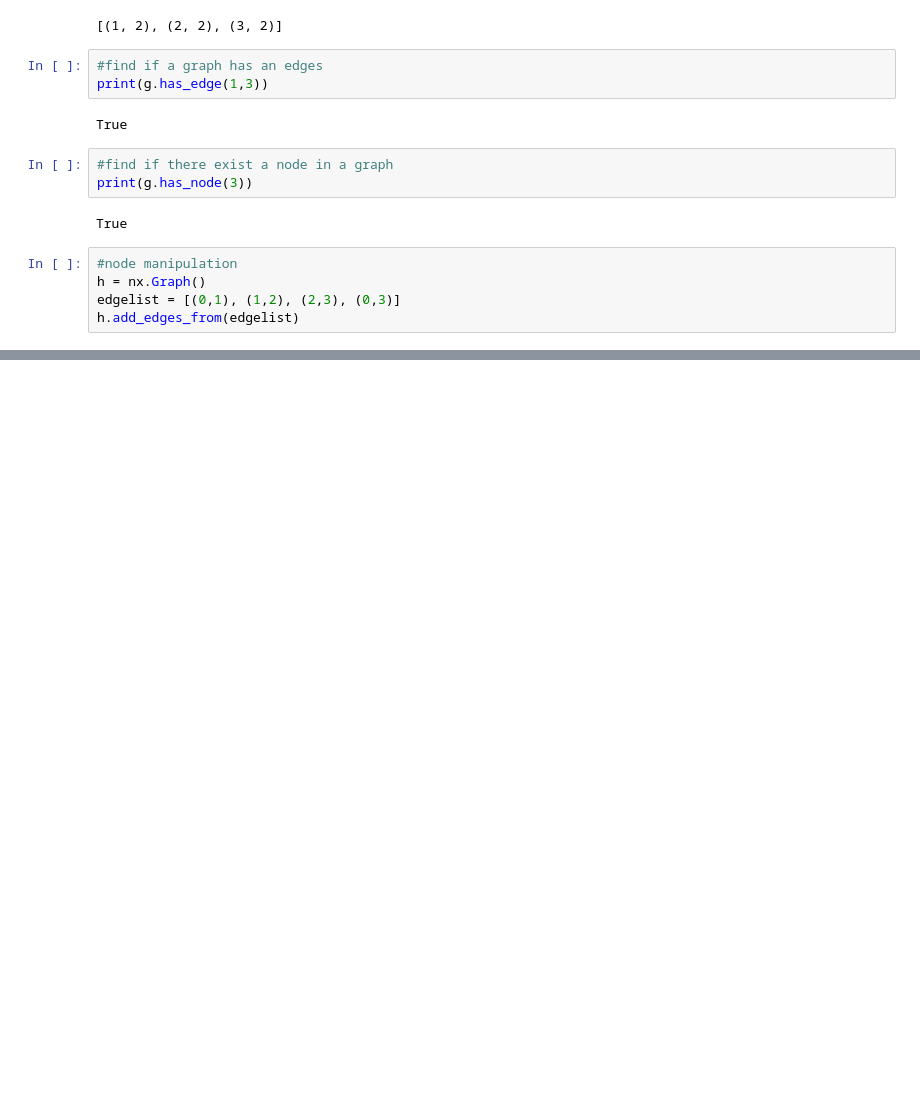
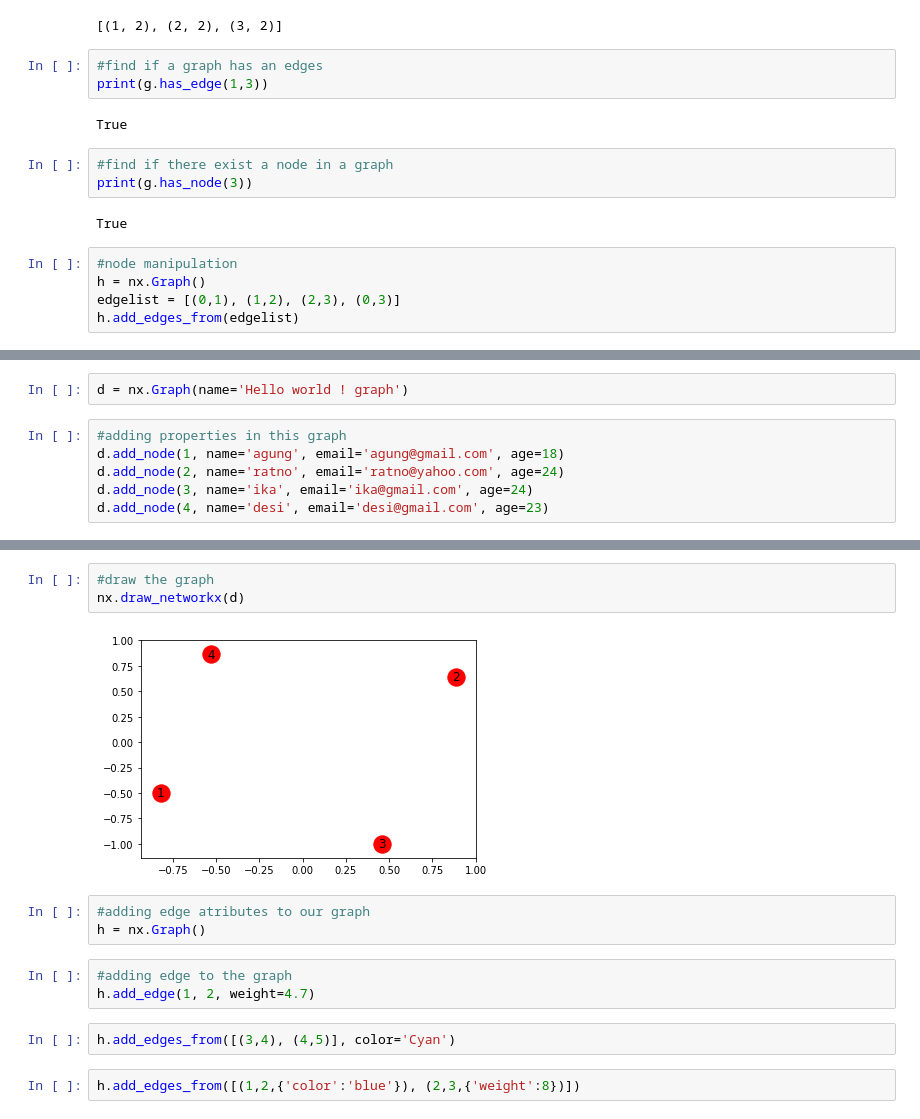
Before and after one commit to abbiyanaila/graphs.social.network.analythics, a Jupyter notebook: basic.ipynb, the cells around one changed output, grey strips where cells are left out. Saved outputs shown, nothing was run; the diff lists cells and outputs as text; blank space fills up the shorter version.

```diff
--- a/basic.ipynb
+++ b/basic.ipynb
@@ -93,0 +127,8 @@ nx.draw(h, with_labels=True, node_color='cyan', node_size=700)
+# %%
+d = nx.Graph(name='Hello world ! graph')
+# %%
+#adding properties in this graph
+d.add_node(1, name='agung', email='agung@gmail.com', age=18)
+d.add_node(2, name='ratno', email='ratno@yahoo.com', age=24)
+d.add_node(3, name='ika', email='ika@gmail.com', age=24)
+d.add_node(4, name='desi', email='desi@gmail.com', age=23)
@@ -93,0 +149,15 @@ nx.draw(h, with_labels=True, node_color='cyan', node_size=700)
+# %%
+#draw the graph
+nx.draw_networkx(d)
+# %% [output]
+[figure, added]
+# %%
+#adding edge atributes to our graph
+h = nx.Graph()
+# %%
+#adding edge to the graph
+h.add_edge(1, 2, weight=4.7)
+# %%
+h.add_edges_from([(3,4), (4,5)], color='Cyan')
+# %%
+h.add_edges_from([(1,2,{'color':'blue'}), (2,3,{'weight':8})])
```
Also changed, not shown: parts of 34 cells of this notebook.
